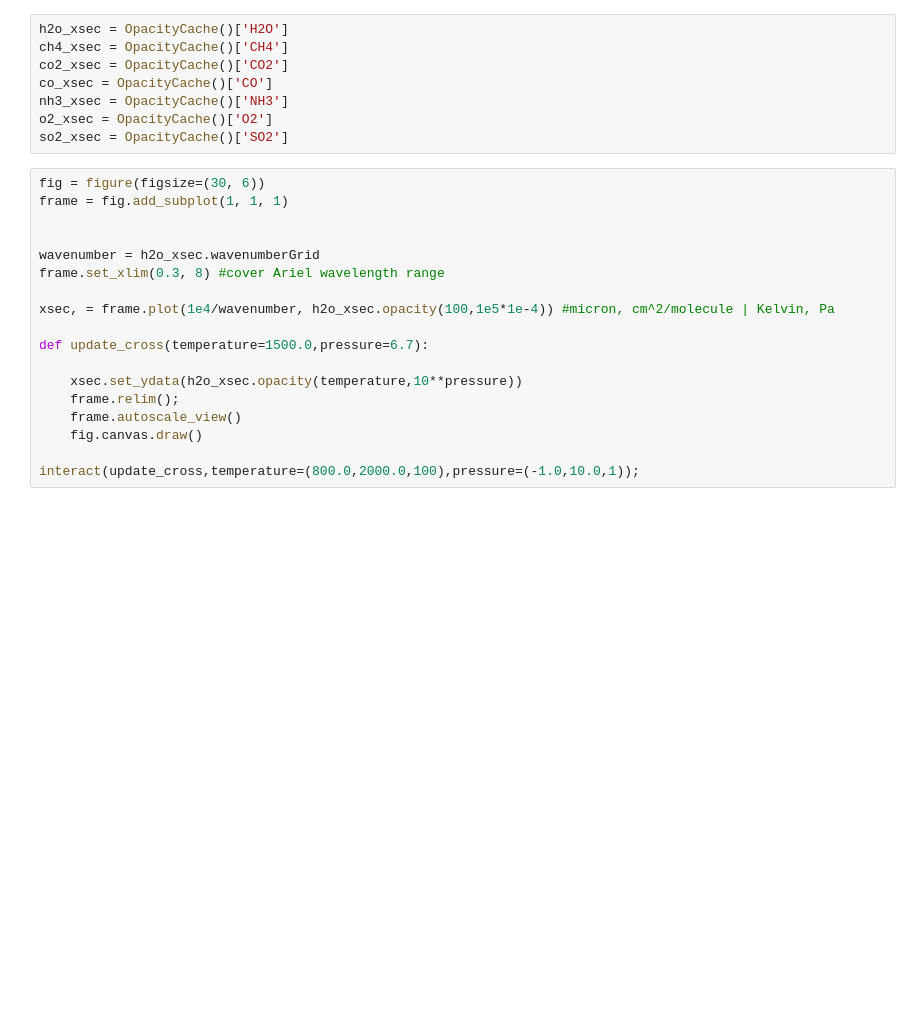
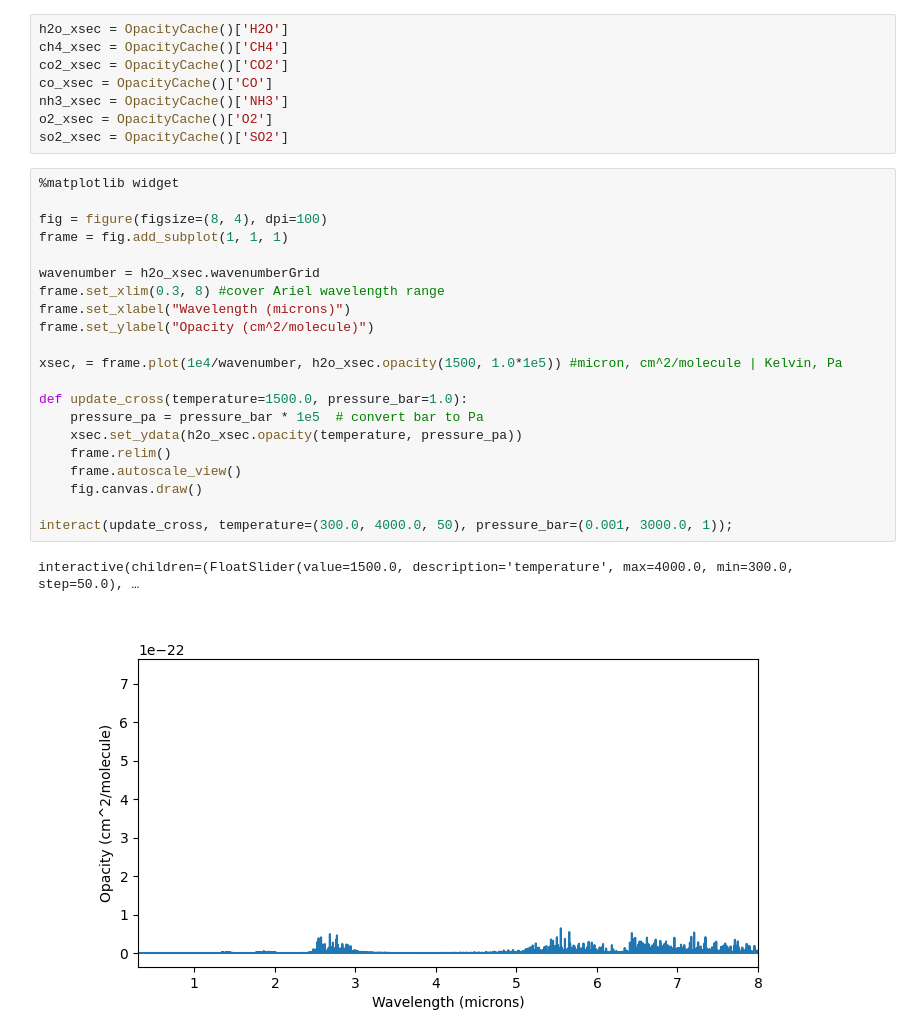
Before and after one commit to lorlo9999/MasterThesis, a Jupyter notebook: spectroscopy.ipynb, the cells around one changed output. Cells and saved outputs as stored; diff of their text form; blank space fills up the shorter version.

```diff
--- a/spectroscopy.ipynb
+++ b/spectroscopy.ipynb
@@ -45,20 +47,26 @@ nh3_xsec = OpacityCache()['NH3']
 o2_xsec = OpacityCache()['O2']
 so2_xsec = OpacityCache()['SO2']
 # %%
-fig = figure(figsize=(30, 6))
+%matplotlib widget
+
+fig = figure(figsize=(8, 4), dpi=100)
 frame = fig.add_subplot(1, 1, 1)
-
 
 wavenumber = h2o_xsec.wavenumberGrid
 frame.set_xlim(0.3, 8) #cover Ariel wavelength range
+frame.set_xlabel("Wavelength (microns)")
+frame.set_ylabel("Opacity (cm^2/molecule)")
 
-xsec, = frame.plot(1e4/wavenumber, h2o_xsec.opacity(100,1e5*1e-4)) #micron, cm^2/molecule | Kelvin, Pa
+xsec, = frame.plot(1e4/wavenumber, h2o_xsec.opacity(1500, 1.0*1e5)) #micron, cm^2/molecule | Kelvin, Pa
 
-def update_cross(temperature=1500.0,pressure=6.7):
-
-    xsec.set_ydata(h2o_xsec.opacity(temperature,10**pressure))
-    frame.relim();
+def update_cross(temperature=1500.0, pressure_bar=1.0):
+    pressure_pa = pressure_bar * 1e5  # convert bar to Pa
+    xsec.set_ydata(h2o_xsec.opacity(temperature, pressure_pa))
+    frame.relim()
     frame.autoscale_view()
     fig.canvas.draw()
 
-interact(update_cross,temperature=(800.0,2000.0,100),pressure=(-1.0,10.0,1));
+interact(update_cross, temperature=(300.0, 4000.0, 50), pressure_bar=(0.001, 3000.0, 1));
+# %% [output]
+interactive(children=(FloatSlider(value=1500.0, description='temperature', max=4000.0, min=300.0, step=50.0), …
+[figure, added]
```
Also changed, not shown: parts of 2 cells of this notebook.
